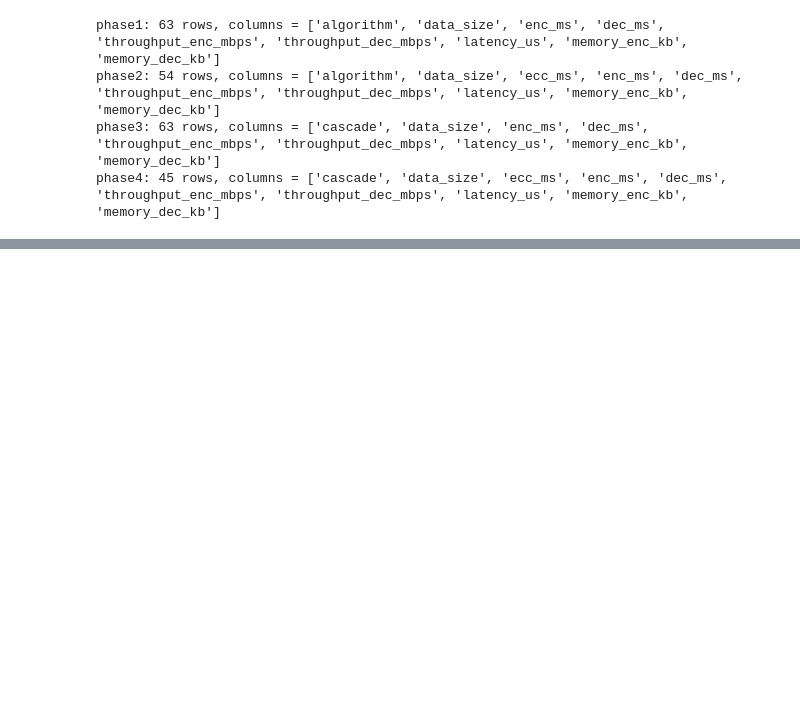
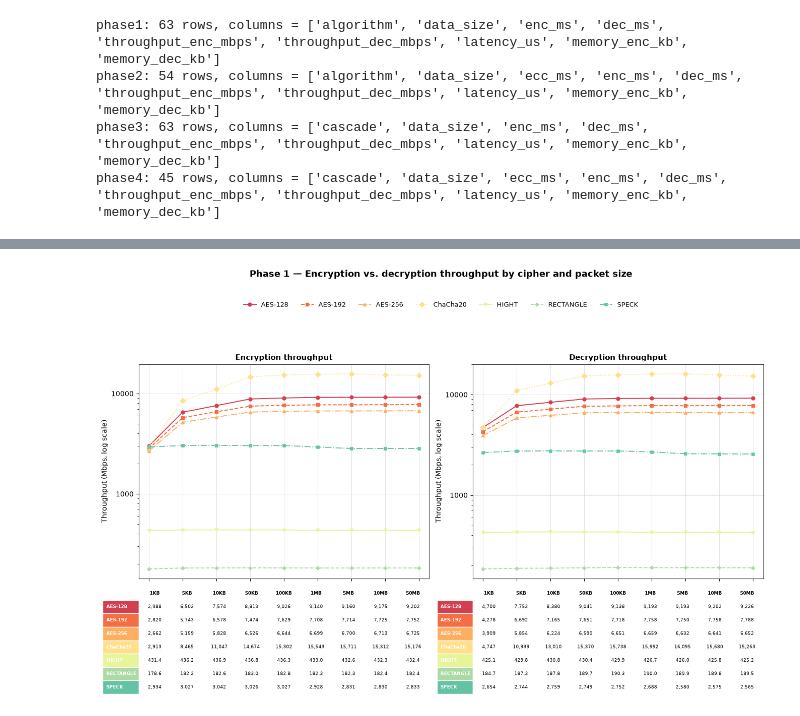
Before and after one commit to GuilhermebV27/PRISEC-IV-Context-Aware-Cryptography, a Jupyter notebook: benchmark-analysis/analysis.ipynb, the cells around one changed output, grey strips where cells are left out. Saved outputs shown, nothing was run; the diff lists cells and outputs as text; code cells hidden in the pictures; blank space fills up the shorter version.

```diff
--- a/benchmark-analysis/analysis.ipynb
+++ b/benchmark-analysis/analysis.ipynb
@@ -80,0 +245,8 @@ phase4: 45 rows, columns = ['cascade', 'data_size', 'ecc_ms', 'enc_ms', 'dec_ms'
+# %%
+side_by_side_line_tables(
+    p1, category_col="algorithm",
+    enc_col="throughput_enc_mbps", dec_col="throughput_dec_mbps",
+    out_name="fig_phase1_throughput_side_by_side",
+)
+# %% [output]
+[figure, added]
```
Also changed, not shown: parts of 13 cells of this notebook, 21 other files.
